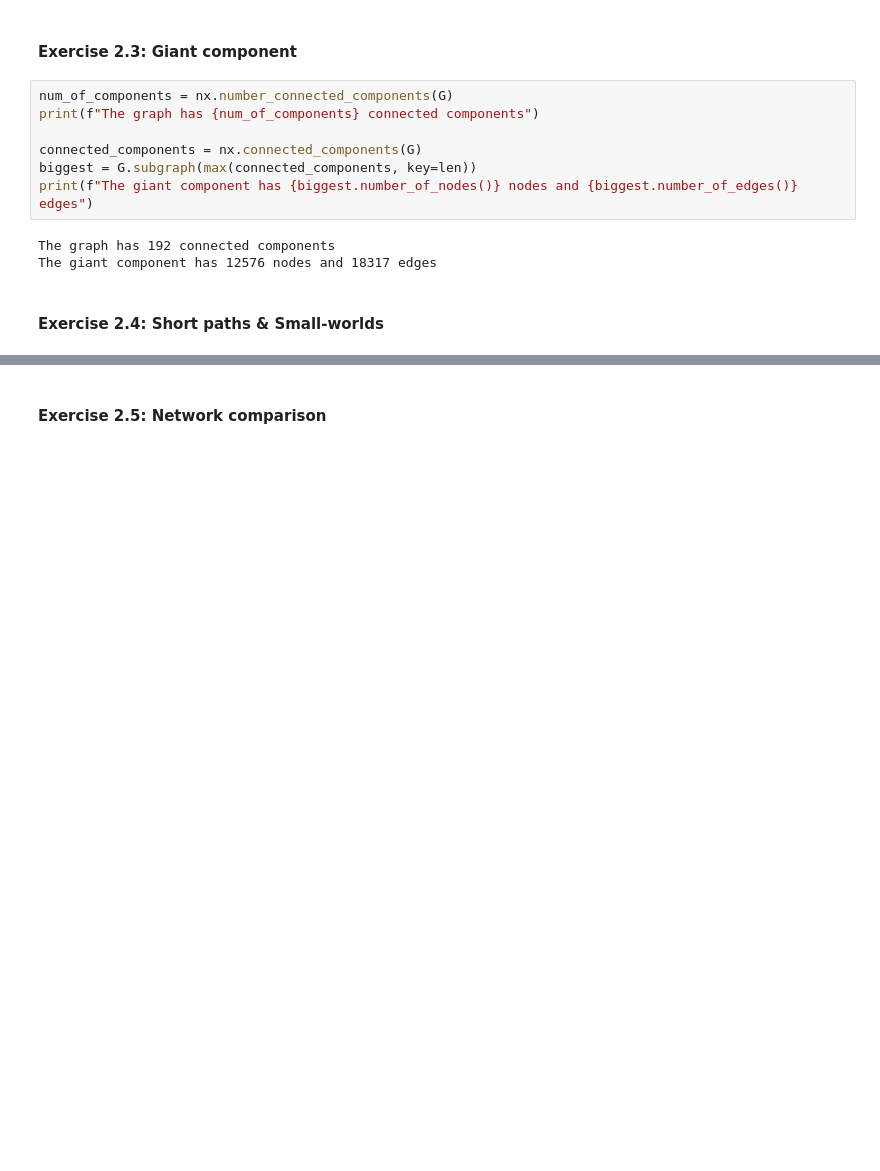
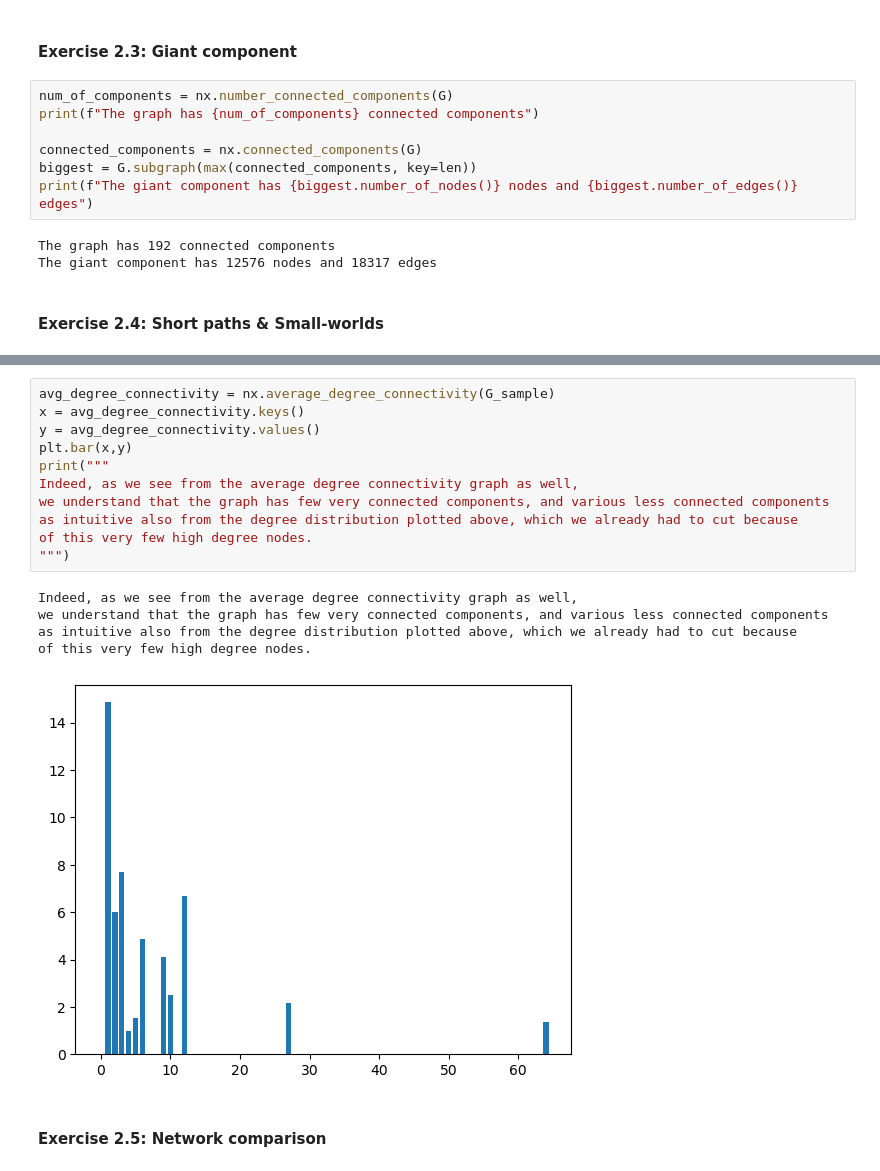
Before and after one commit to Enrico-Benedettini/Internet-Analytics---Lab-2, a Jupyter notebook: assignment/ix-lab2-notebook-part1.ipynb, the cells around one changed output, grey strips where cells are left out. Drawn from its saved outputs; the diff is of its cells as text; blank space fills up the shorter version.

```diff
--- a/assignment/ix-lab2-notebook-part1.ipynb
+++ b/assignment/ix-lab2-notebook-part1.ipynb
@@ -72,2 +188,19 @@ The giant component has 12576 nodes and 18317 edges
+# %%
+avg_degree_connectivity = nx.average_degree_connectivity(G_sample)
+x = avg_degree_connectivity.keys()
+y = avg_degree_connectivity.values()
+plt.bar(x,y)
+print("""
+Indeed, as we see from the average degree connectivity graph as well,
+we understand that the graph has few very connected components, and various less connected components
+as intuitive also from the degree distribution plotted above, which we already had to cut because
+of this very few high degree nodes.
+""")
+# %% [output]
+Indeed, as we see from the average degree connectivity graph as well,
+we understand that the graph has few very connected components, and various less connected components
+as intuitive also from the degree distribution plotted above, which we already had to cut because
+of this very few high degree nodes.
+[figure, added]
 # %% [markdown]
 #### Exercise 2.5: Network comparison
```
Also changed, not shown: parts of 20 cells of this notebook.
